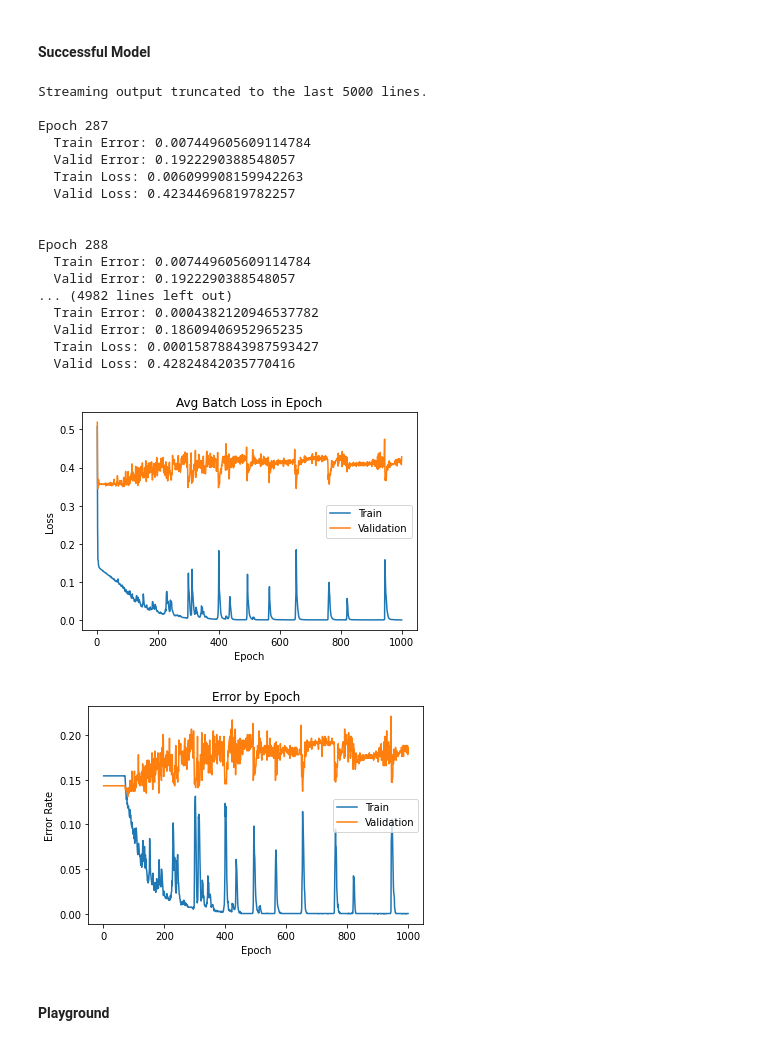
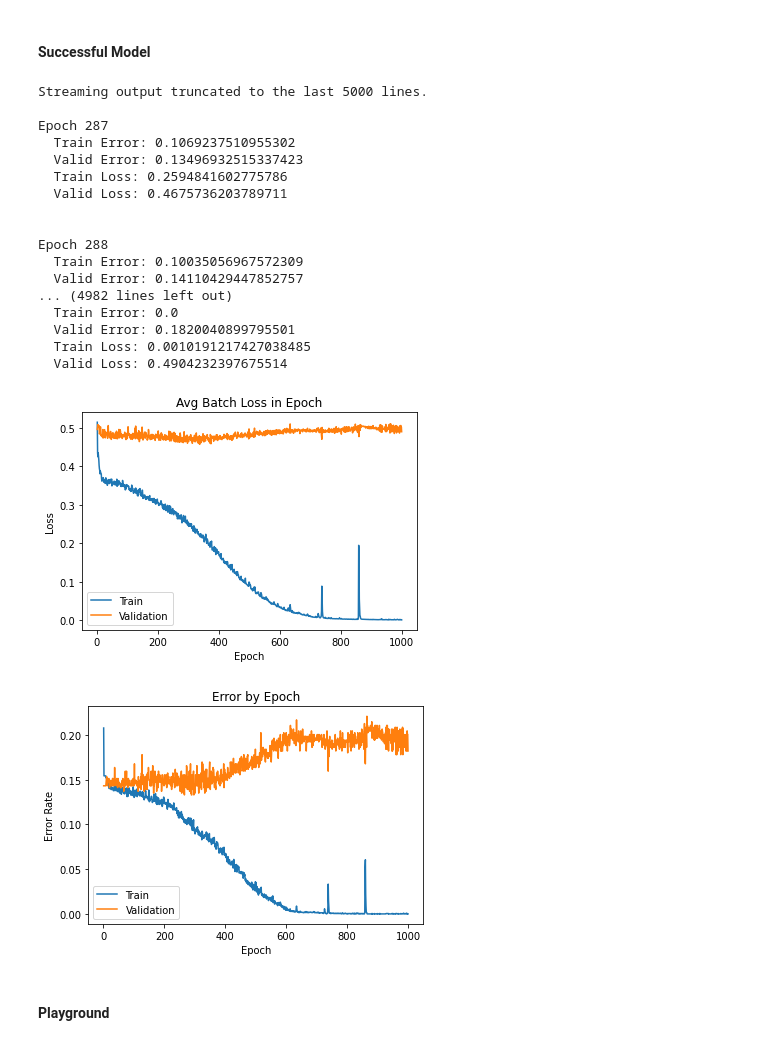
Before and after one commit to APS360-Team-34/Hit-Song-Prediction, a Jupyter notebook: Playground_Cynthia_2.ipynb, the cells around one changed output. Saved outputs shown, nothing was run; the diff lists cells and outputs as text; code cells hidden in the pictures.

```diff
--- a/Playground_Cynthia_2.ipynb
+++ b/Playground_Cynthia_2.ipynb
@@ -273,0 +609,4 @@ classification_df
+# %%
+#drop all non hit songs in classification df2 then concatinate with classification_df
+only_hits = classification_df2[classification_df2.hit == 1]
+only_hits
@@ -273,0 +627,4 @@ classification_df
+# %%
+#drop all non hit songs in classification df3 then concatinate with classification_df
+only_hits3 = classification_df3[classification_df3.hit == 1]
+only_hits3
@@ -273,0 +649,4 @@ classification_df
+# %%
+frames = [classification_df, only_hits, only_hits3]
+classification_df = pd.concat(frames)
+classification_df
@@ -592,9 +1008,10 @@ import copy
 def train_net_classification(model, train_data, valid_data, bs=50, lr=0.01, wd=0, epochs=5, save_best=True, save_curves=True):
   model.train()
   train_loader = torch.utils.data.DataLoader(train_data, batch_size=bs, shuffle=True)
-  weights= [0.85, 0.15] #cyn
-  class_weights = torch.FloatTensor(weights) #cyn
-  criterion = nn.CrossEntropyLoss(weight=class_weights.to(device))
+  #weights= [0.56, 0.44] #cyn
+  #class_weights = torch.FloatTensor(weights) #cyn
+  #criterion = nn.CrossEntropyLoss(weight=class_weights.to(device))
+  criterion = nn.CrossEntropyLoss()
   optimizer = optim.Adam(model.parameters(), lr=lr, weight_decay=wd)
 
   train_losses, valid_losses, train_errors, val_errors = [], [], [], []
@@ -656,30 +1073,30 @@ def train_net_classification(model, train_data, valid_data, bs=50, lr=0.01, wd=0
 # %% [markdown]
 #### Successful Model
 # %%
-model = CynthiaNetD()
+model = CynthiaNetB()
 model.to(device)
 
-train_net_classification(model, train, val, bs=256, lr=1e-3, wd=0, epochs=1000, save_best=True)
+train_net_classification(model, train, val, bs=132, lr=1e-3, wd=0, epochs=1000, save_best=True)
 # %% [output]
 Streaming output truncated to the last 5000 lines.
 
 Epoch 287
-  Train Error: 0.007449605609114784
-  Valid Error: 0.1922290388548057
-  Train Loss: 0.006099908159942263
-  Valid Loss: 0.42344696819782257
+  Train Error: 0.1069237510955302
+  Valid Error: 0.13496932515337423
+  Train Loss: 0.2594841602775786
+  Valid Loss: 0.4675736203789711
 
 
 Epoch 288
-  Train Error: 0.007449605609114784
-  Valid Error: 0.1922290388548057
+  Train Error: 0.10035056967572309
+  Valid Error: 0.14110429447852757
 ... (4982 lines left out)
-  Train Error: 0.0004382120946537782
-  Valid Error: 0.18609406952965235
-  Train Loss: 0.00015878843987593427
-  Valid Loss: 0.42824842035770416
+  Train Error: 0.0
+  Valid Error: 0.1820040899795501
+  Train Loss: 0.0010191217427038485
+  Valid Loss: 0.4904232397675514
-[figure, old version]
+[figure, new version]
-[figure, old version]
+[figure, new version]
 # %% [markdown]
 #### Playground
 # %%
```
Also changed, not shown: parts of 22 cells of this notebook.
